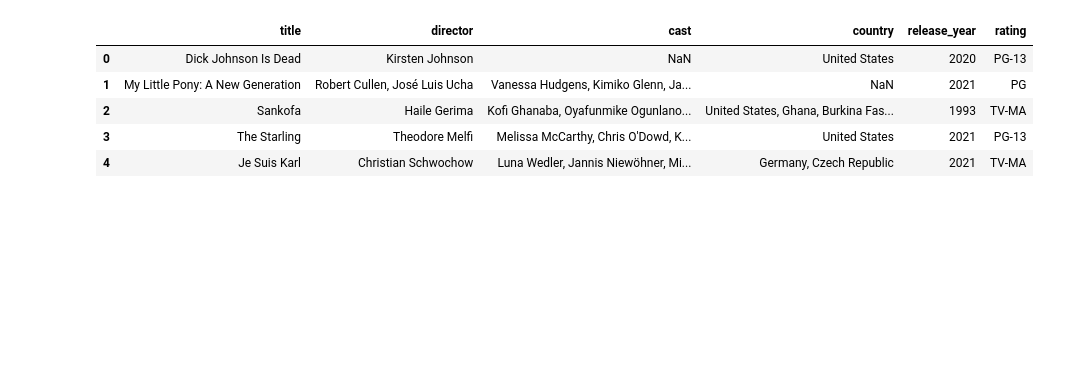
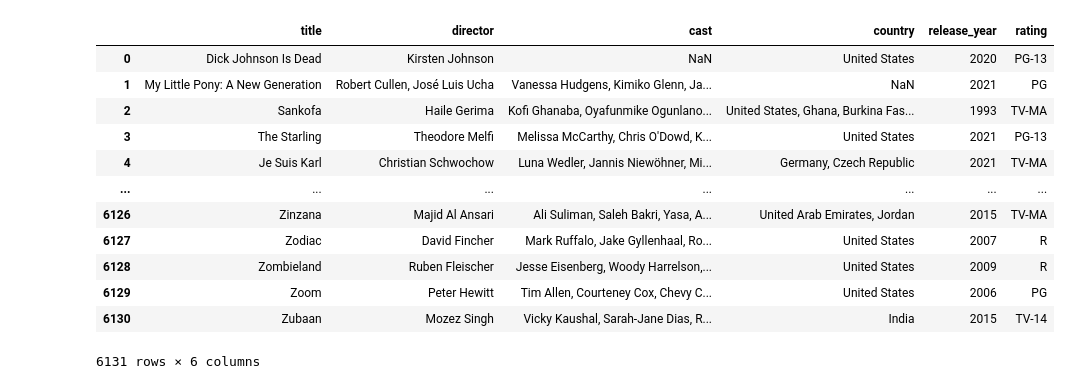
Before and after one commit to aaalicejohnson/Project-2, a Jupyter notebook: Netflix_movies.ipynb, the cells around one changed output. Cells and saved outputs as stored; diff of their text form; code cells hidden in the pictures; blank space fills up the shorter version.

```diff
--- a/Netflix_movies.ipynb
+++ b/Netflix_movies.ipynb
@@ -16,13 +16,20 @@ filtered_data =data.loc[data['type']=='Movie']
 filtered_data.reset_index(inplace=True)
 # %%
 movies_data = filtered_data[['title','director','cast','country','release_year','rating']]
-movies_data.head()
+movies_data
 # %% [output]
 |  | title | director | cast | country | release_year | rating |
 | 0 | Dick Johnson Is Dead | Kirsten Johnson | NaN | United States | 2020 | PG-13 |
 | 1 | My Little Pony: A New Generation | Robert Cullen, José Luis Ucha | Vanessa Hudgens, Kimiko Glenn, Ja... | NaN | 2021 | PG |
 | 2 | Sankofa | Haile Gerima | Kofi Ghanaba, Oyafunmike Ogunlano... | United States, Ghana, Burkina Fas... | 1993 | TV-MA |
 | 3 | The Starling | Theodore Melfi | Melissa McCarthy, Chris O'Dowd, K... | United States | 2021 | PG-13 |
 | 4 | Je Suis Karl | Christian Schwochow | Luna Wedler, Jannis Niewöhner, Mi... | Germany, Czech Republic | 2021 | TV-MA |
+| ... | ... | ... | ... | ... | ... | ... |
+| 6126 | Zinzana | Majid Al Ansari | Ali Suliman, Saleh Bakri, Yasa, A... | United Arab Emirates, Jordan | 2015 | TV-MA |
+| 6127 | Zodiac | David Fincher | Mark Ruffalo, Jake Gyllenhaal, Ro... | United States | 2007 | R |
+| 6128 | Zombieland | Ruben Fleischer | Jesse Eisenberg, Woody Harrelson,... | United States | 2009 | R |
+| 6129 | Zoom | Peter Hewitt | Tim Allen, Courteney Cox, Chevy C... | United States | 2006 | PG |
+| 6130 | Zubaan | Mozez Singh | Vicky Kaushal, Sarah-Jane Dias, R... | India | 2015 | TV-14 |
+6131 rows × 6 columns
 # %%
 movies_data.to_csv('Resources/Netflix_Movies.csv')
```
Also changed, not shown: 2 other files.
